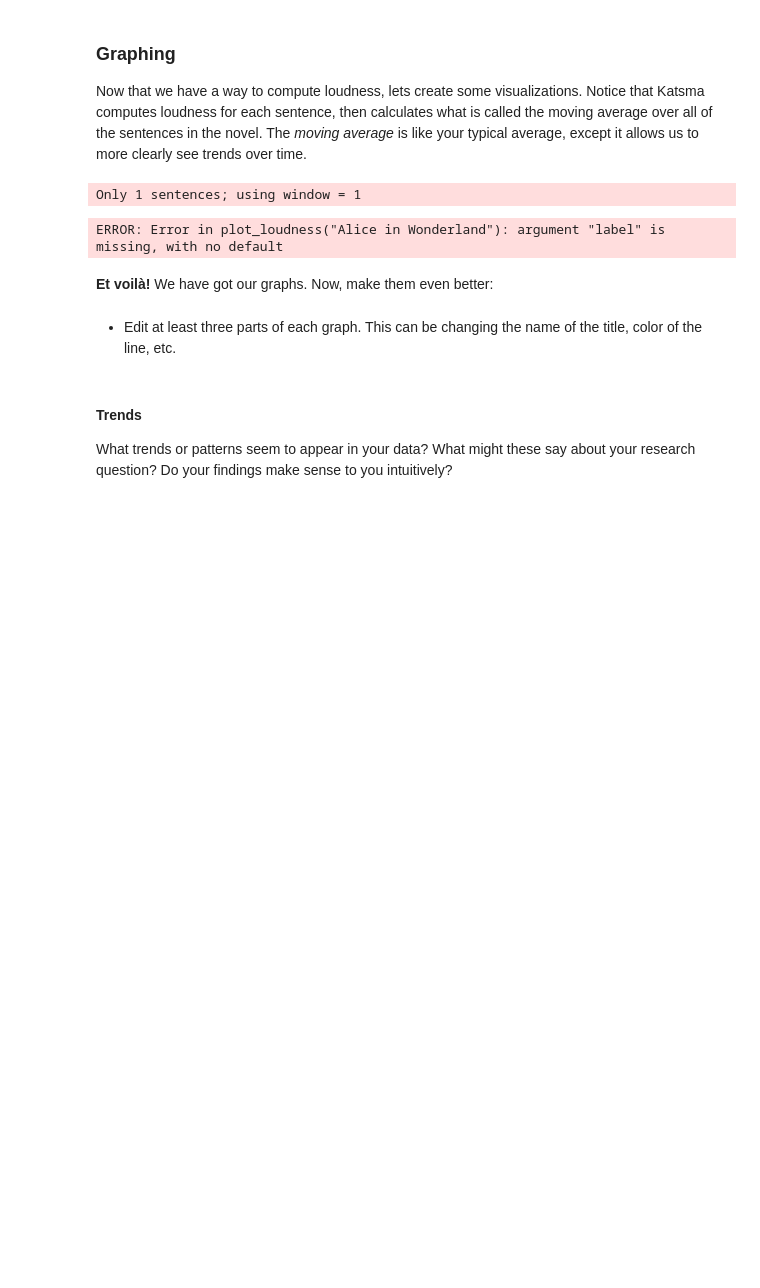
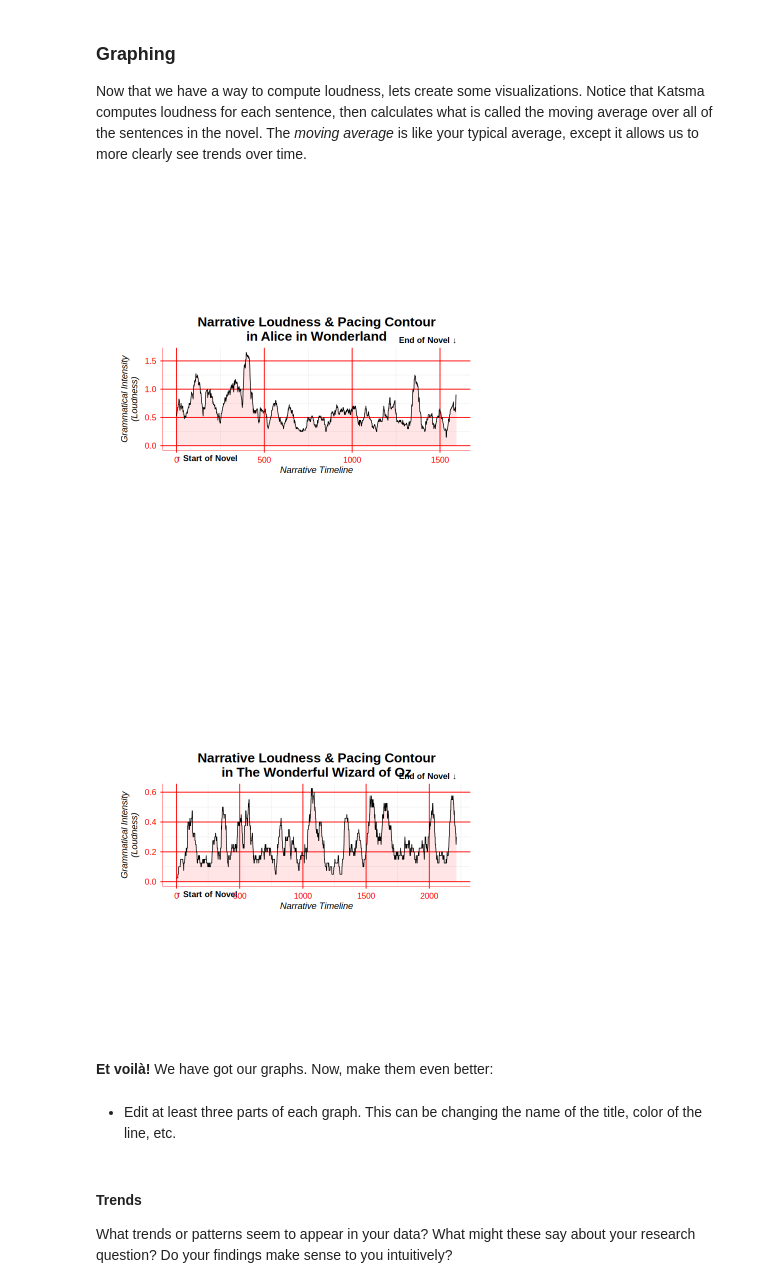
Before and after one commit to Dced38/Unit0, a Jupyter notebook: ApResearchCT_ARTS (1).ipynb, the cells around one changed output. Drawn from its saved outputs; the diff is of its cells as text; code cells hidden in the pictures; blank space fills up the shorter version.

```diff
--- a/ApResearchCT_ARTS (1).ipynb
+++ b/ApResearchCT_ARTS (1).ipynb
@@ -182,6 +182,6 @@ text_title_1 <- "Alice in Wonderland"
 text_title_2 <- "The Wonderful Wizard of Oz"
 # ------------------------
 
-text1 <- gutenberg_download(my_texts[[text_title_1]], meta_fields = "Alice in Wonderland")
+text1 <- gutenberg_download(my_texts[[text_title_1]], meta_fields = "title")
 
-text2 <- gutenberg_download(my_texts[[text_title_2]], meta_fields = "The Wonderful Wizard of Oz")
+text2 <- gutenberg_download(my_texts[[text_title_2]], meta_fields = "title")
@@ -336,41 +342,41 @@ plot_loudness <- function(text, label, window = 40) {
   ma <- as.numeric(stats::filter(scores, rep(1 / window, window), sides = 1))
   ma <- ma[!is.na(ma)]
 
   df <- dplyr::tibble(x = seq_along(ma), y = ma)
 
   ggplot2::ggplot(df, ggplot2::aes(x, y)) +
-    ggplot2::geom_area(alpha = 0.1) +
+    ggplot2::geom_area(alpha = 0.1, fill = "red") +
     ggplot2::geom_line(linewidth = 0.4) +
     ggplot2::annotate("text", x = min(df$x), y = -Inf,
              label = "\u2191 Start of Novel",
              hjust = 0, vjust = 1.8, size = 3.5, fontface = "bold") +
     ggplot2::annotate("text", x = max(df$x), y = Inf,
              label = "End of Novel \u2193",
              hjust = 1, vjust = -0.8, size = 3.5, fontface = "bold") +
     ggplot2::coord_cartesian(clip = "off") +
     ggplot2::labs(
       title = paste0("Narrative Loudness & Pacing Contour\nin ", label),
       x = "Narrative Timeline",
       y = "Grammatical Intensity\n(Loudness)"
     ) +
     ggplot2::theme_minimal(base_size = 11) +
     ggplot2::theme(
       aspect.ratio = 1 / 3,
       plot.title = ggplot2::element_text(size = 16, face = "bold", hjust = 0.5),
       axis.title = ggplot2::element_text(face = "italic"),
-      axis.line = ggplot2::element_line(colour = "black", linewidth = 0.2),
-      axis.ticks = ggplot2::element_line(colour = "black"),
-      axis.text = ggplot2::element_text(colour = "black", size = 10),
-      panel.grid.major = ggplot2::element_line(colour = "grey85"),
+      axis.line = ggplot2::element_line(colour = "red", linewidth = 0.2),
+      axis.ticks = ggplot2::element_line(colour = "red"),
+      axis.text = ggplot2::element_text(colour = "red", size = 10),
+      panel.grid.major = ggplot2::element_line(colour = "red"),
       plot.background = ggplot2::element_rect(fill = "white", colour = NA),
       plot.margin = ggplot2::margin(30, 55, 30, 30)
     )
 }
 
-plot_loudness("Alice in Wonderland")
-plot_loudness("The Wonderful Wizard of Oz")
+plot_loudness(text1,"Alice in Wonderland")
+plot_loudness(text2, "The Wonderful Wizard of Oz")
 # %% [output]
-Only 1 sentences; using window = 1
-ERROR: Error in plot_loudness("Alice in Wonderland"): argument "label" is missing, with no default
+[figure, added]
+[figure, added]
 # %% [markdown]
 
```
Also changed, not shown: parts of 14 cells of this notebook.
